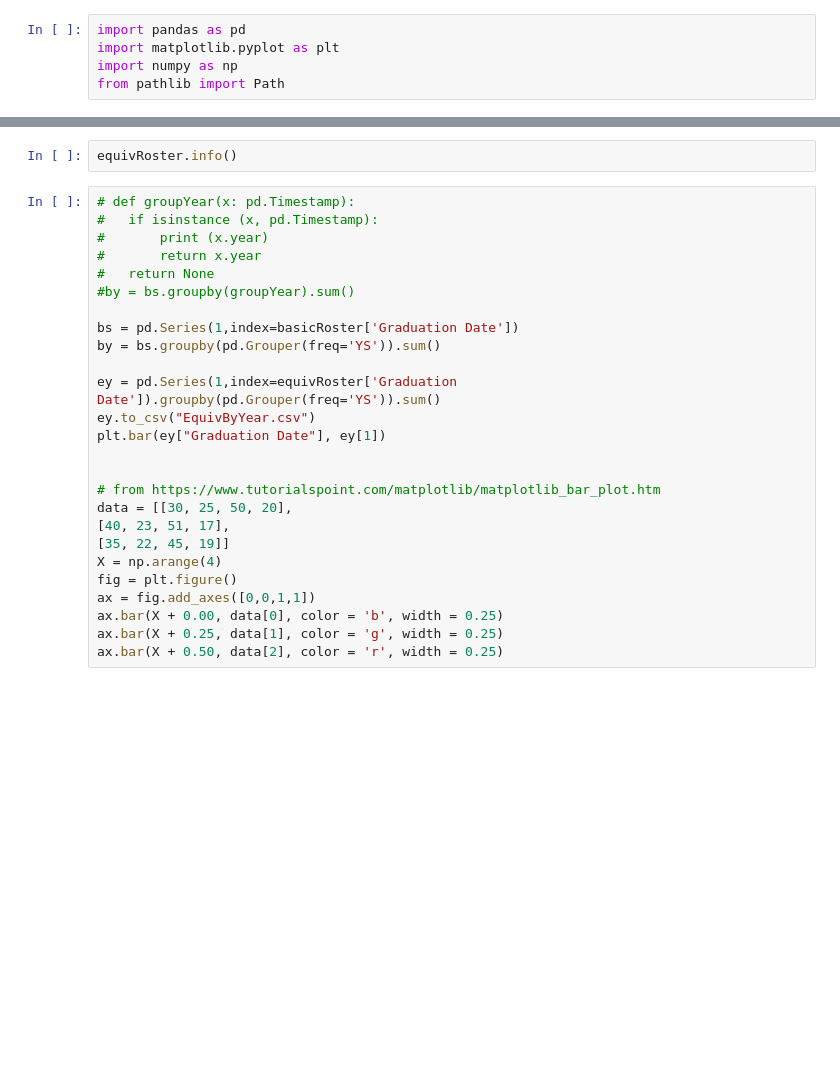
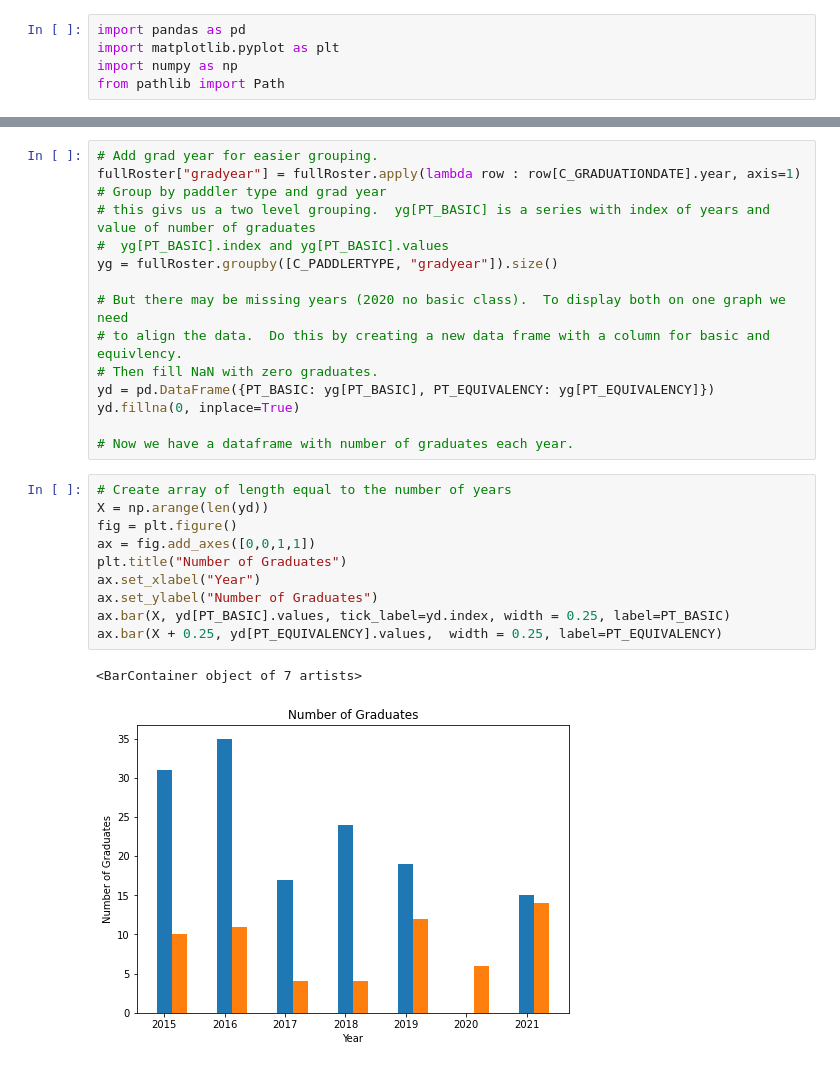
Before and after one commit to tomunger/mountaineersdata, a Jupyter notebook: paddleractivity.ipynb, the cells around one changed output, grey strips where cells are left out. Cells and saved outputs as stored; diff of their text form; blank space fills up the shorter version.

```diff
--- a/paddleractivity.ipynb
+++ b/paddleractivity.ipynb
@@ -157,28 +172,28 @@ plt.legend()
-# %%
-equivRoster.info()
-# %%
-# def groupYear(x: pd.Timestamp):
-# 	if isinstance (x, pd.Timestamp):
-# 		print (x.year)
-# 		return x.year
-# 	return None
-#by = bs.groupby(groupYear).sum()
-
-bs = pd.Series(1,index=basicRoster['Graduation Date'])
-by = bs.groupby(pd.Grouper(freq='YS')).sum()
-
-ey = pd.Series(1,index=equivRoster['Graduation Date']).groupby(pd.Grouper(freq='YS')).sum()
-ey.to_csv("EquivByYear.csv")
-plt.bar(ey["Graduation Date"], ey[1])
-
-
-# from https://www.tutorialspoint.com/matplotlib/matplotlib_bar_plot.htm
-data = [[30, 25, 50, 20],
-[40, 23, 51, 17],
-[35, 22, 45, 19]]
-X = np.arange(4)
-fig = plt.figure()
-ax = fig.add_axes([0,0,1,1])
-ax.bar(X + 0.00, data[0], color = 'b', width = 0.25)
-ax.bar(X + 0.25, data[1], color = 'g', width = 0.25)
-ax.bar(X + 0.50, data[2], color = 'r', width = 0.25)
+# %%
+# Add grad year for easier grouping.
+fullRoster["gradyear"] = fullRoster.apply(lambda row : row[C_GRADUATIONDATE].year, axis=1)
+# Group by paddler type and grad year
+# this givs us a two level grouping.  yg[PT_BASIC] is a series with index of years and value of number of graduates
+#  yg[PT_BASIC].index and yg[PT_BASIC].values
+yg = fullRoster.groupby([C_PADDLERTYPE, "gradyear"]).size()
+
+# But there may be missing years (2020 no basic class).  To display both on one graph we need
+# to align the data.  Do this by creating a new data frame with a column for basic and equivlency.
+# Then fill NaN with zero graduates.
+yd = pd.DataFrame({PT_BASIC: yg[PT_BASIC], PT_EQUIVALENCY: yg[PT_EQUIVALENCY]})
+yd.fillna(0, inplace=True)
+
+# Now we have a dataframe with number of graduates each year.
+# %%
+# Create array of length equal to the number of years
+X = np.arange(len(yd))
+fig = plt.figure()
+ax = fig.add_axes([0,0,1,1])
+plt.title("Number of Graduates")
+ax.set_xlabel("Year")
+ax.set_ylabel("Number of Graduates")
+ax.bar(X, yd[PT_BASIC].values, tick_label=yd.index, width = 0.25, label=PT_BASIC)
+ax.bar(X + 0.25, yd[PT_EQUIVALENCY].values,  width = 0.25, label=PT_EQUIVALENCY)
+# %% [output]
+<BarContainer object of 7 artists>
+[figure, added]
```
Also changed, not shown: parts of 6 cells of this notebook.
